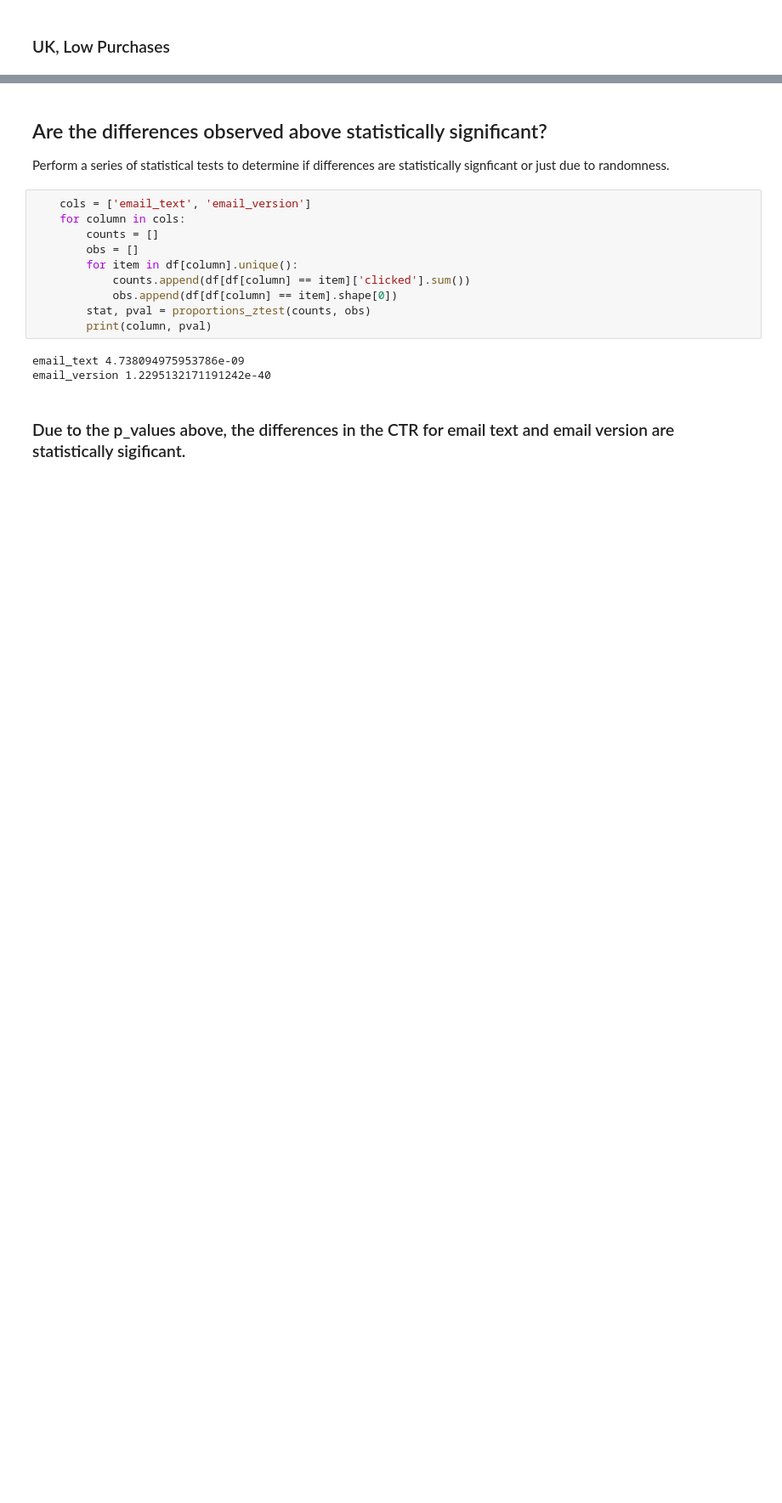
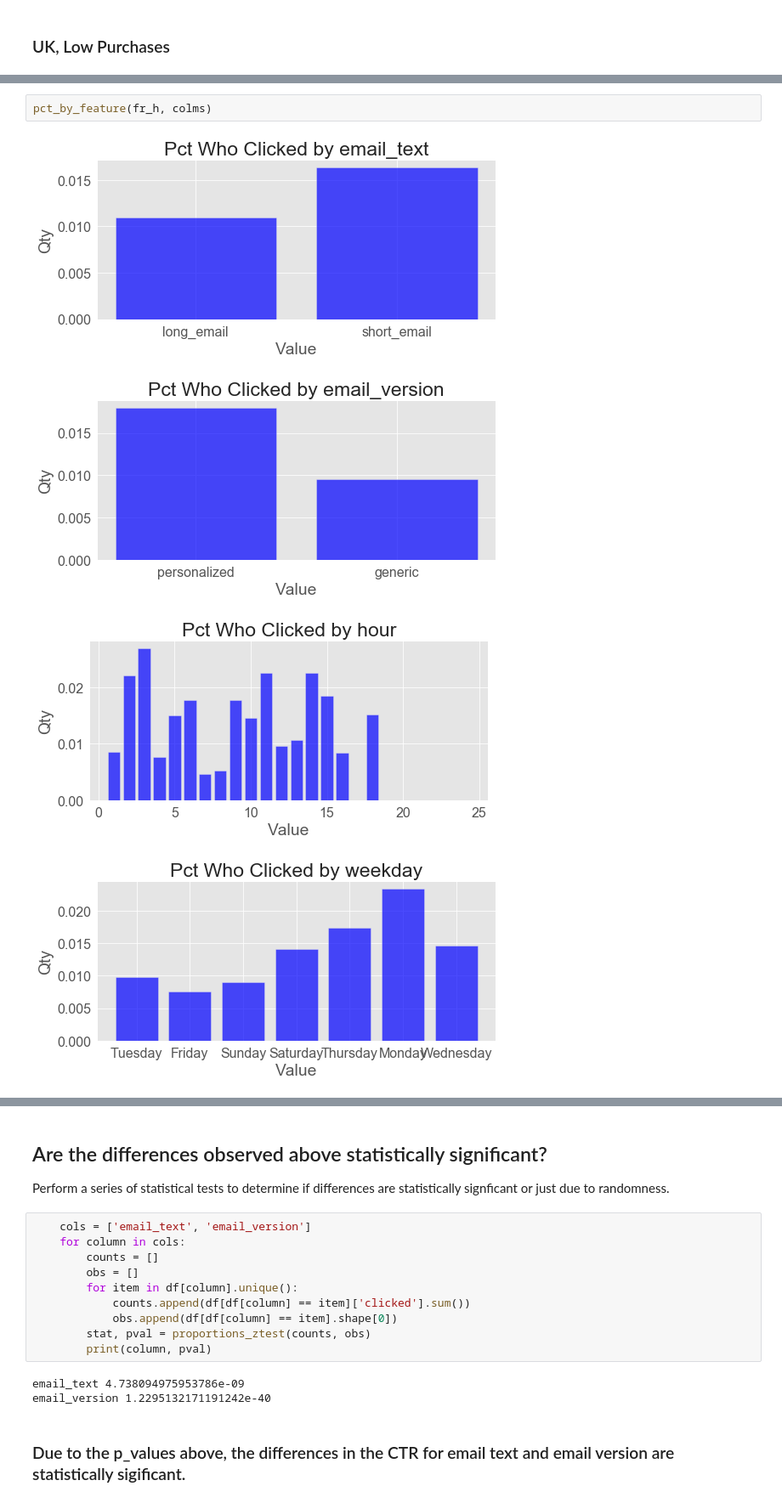
Before and after one commit to jeremymiller00/email_marketing, a Jupyter notebook: email_marketing_report.ipynb, the cells around one changed output, grey strips where cells are left out. Shown at 85% size. Saved outputs shown, nothing was run; the diff lists cells and outputs as text; blank space fills up the shorter version.

```diff
--- a/email_marketing_report.ipynb
+++ b/email_marketing_report.ipynb
@@ -112,0 +161,7 @@ pct_by_feature(us_h, colms)
+# %%
+pct_by_feature(fr_h, colms)
+# %% [output]
+[figure, added]
+[figure, added]
+[figure, added]
+[figure, added]
```
Also changed, not shown: parts of 16 cells of this notebook.
